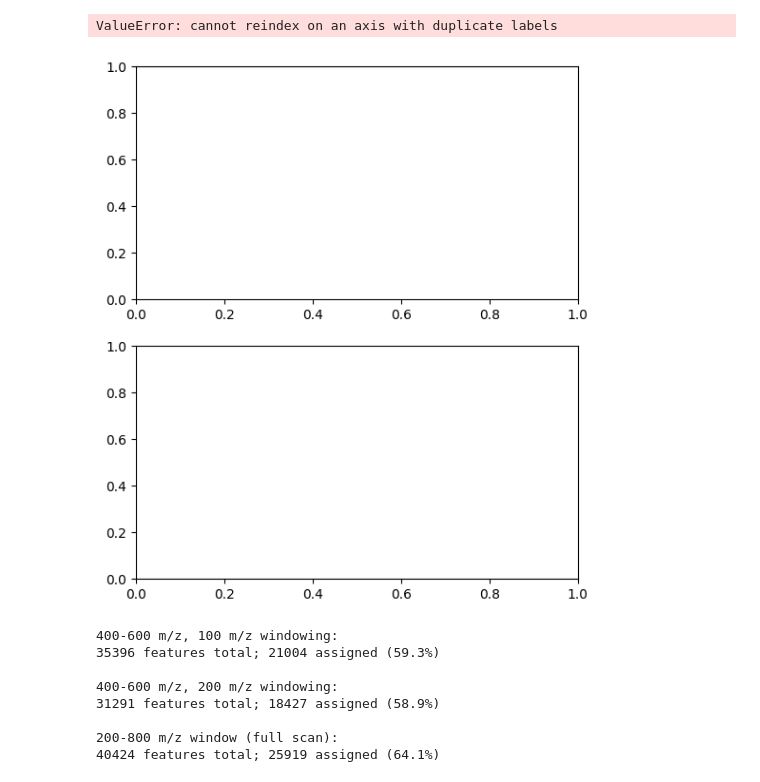
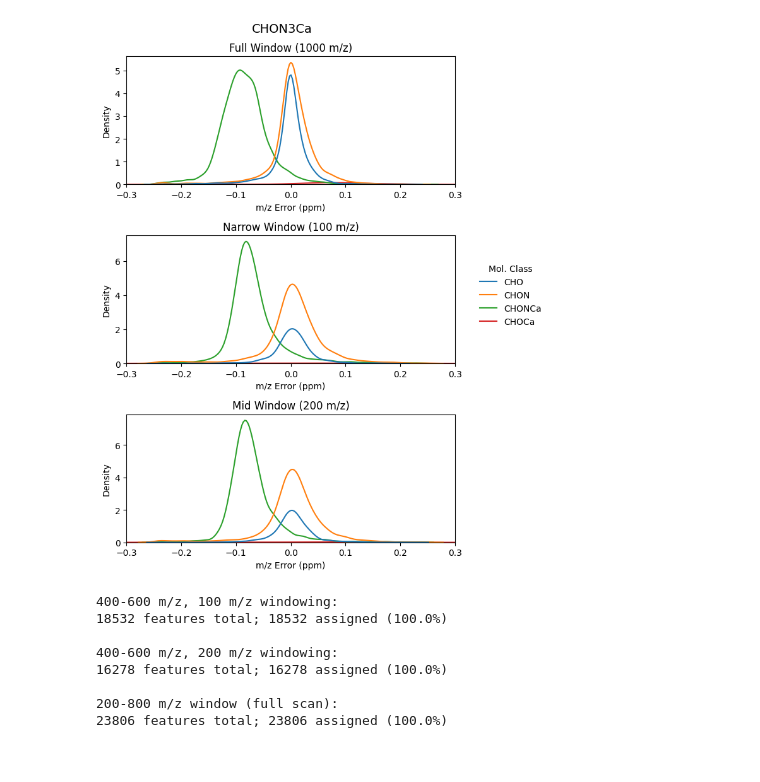
Before and after one commit to rboiteau/CoreMS, a Jupyter notebook: 21T_NHMFL_CHON_16Dec22.ipynb, the cells around one changed output. Saved outputs shown, nothing was run; the diff lists cells and outputs as text; code cells hidden in the pictures.

```diff
--- a/21T_NHMFL_CHON_16Dec22.ipynb
+++ b/21T_NHMFL_CHON_16Dec22.ipynb
@@ -53,7 +51,7 @@ importlib.reload(lcmsfns)
 # %%
 # set fname
 
-fname = 'spring-CHON3CuFeSP_22-12-20.csv'
+fname = 'spring-CHON3Ca_22-12-20.csv'
 # %%
 # get parsers
 
@@ -276,15 +400,15 @@ data_df = pd.read_csv("/Users/christiandewey/Library/CloudStorage/Box-Box/data/a
 # create subsets of assignments based m/z window
 
 list100mz = []
-#list200mz = []
+list200mz = []
 listfullzmz = []
 
 for mzwindow in data_df['m/z window'].unique():
 
     r_df = data_df[data_df['m/z window'] == mzwindow]
 
-    #if (mzwindow == '400-600 m/z') or (mzwindow == '600-800 m/z'):
-    #    list200mz.append(r_df)
+    if (mzwindow == '400-600 m/z') or (mzwindow == '600-800 m/z'):
+        list200mz.append(r_df)
 
     if (mzwindow == '400-500 m/z') or (mzwindow == '500-600 m/z') or (mzwindow == '600-700 m/z') or (mzwindow == '700-800 m/z'):
         list100mz.append(r_df)
@@ -293,40 +417,39 @@ for mzwindow in data_df['m/z window'].unique():
         listfullzmz.append(r_df)
 
 mz100 = pd.concat(list100mz)
-#mz200 = pd.concat(list200mz)
+mz200 = pd.concat(list200mz)
 mzfull = pd.concat(listfullzmz)
 # %%
 # plot assignment error kernel density
 
-ttt = 'CHON3CuS'  ## title for main plot
+ttt = 'CHON3Ca'  ## title for main plot
 
-fig, (ax1, ax2) = plt.subplots(2, 1, figsize = (6,7))
+fig, (ax1, ax2, ax3) = plt.subplots(3, 1, figsize = (6,9))
 sns.kdeplot(data=mzfull[mzfull['mol_class']!='Unassigned'], x="m/z Error (ppm)", hue="mol_class", ax = ax1)
 ax1.set_xlim(-0.3,0.3)
 ax1.set_title( 'Full Window (1000 m/z)')
 legend = ax1.get_legend()
 handles = legend.legendHandles
 labels = mzfull[mzfull['mol_class']!='Unassigned']['mol_class'].unique()
 legend.remove()
 
 sns.kdeplot(data=mz100[mz100['mol_class']!='Unassigned'], x="m/z Error (ppm)", hue="mol_class", ax = ax2, legend = False)
 ax2.set_title( 'Narrow Window (100 m/z)')
 ax2.set_xlim(-0.3,0.3)
 
-#sns.kdeplot(data=mz200[mz200['mol_class']!='Unassigned'], x="m/z Error (ppm)", hue="mol_class", ax = ax3, legend = False)
-#ax3.set_title( 'Mid Window (200 m/z)')
-#ax3.set_xlim(-0.3,0.3)
+sns.kdeplot(data=mz200[mz200['mol_class']!='Unassigned'], x="m/z Error (ppm)", hue="mol_class", ax = ax3, legend = False)
+ax3.set_title( 'Mid Window (200 m/z)')
+ax3.set_xlim(-0.3,0.3)
 
 
 fig.suptitle(ttt, fontsize=14)
 fig.legend(handles, labels, title='Mol. Class', frameon = False, bbox_to_anchor=(1.0,0.5), loc = 'center left')
 
 plt.tight_layout()
 
 plt.show()
 # %% [output]
-ValueError: cannot reindex on an axis with duplicate labels
-[figure, old version]
+[figure, new version]
 # %%
 # create subsets of assigned features
 assigned_100mz = mz100[~mz100['Molecular Formula'].isnull()]
@@ -338,13 +461,13 @@ print('\n400-600 m/z, 200 m/z windowing: \n%s features total; %s assigned (%.1f%
 print('\n200-800 m/z window (full scan): \n%s features total; %s assigned (%.1f%%)' %(np.shape(mzfull)[0],np.shape(assigned_fullmz)[0],  np.shape(assigned_fullmz)[0] / np.shape(mzfull)[0] * 100))
 # %% [output]
 400-600 m/z, 100 m/z windowing:
-35396 features total; 21004 assigned (59.3%)
+18532 features total; 18532 assigned (100.0%)
 
 400-600 m/z, 200 m/z windowing:
-31291 features total; 18427 assigned (58.9%)
+16278 features total; 16278 assigned (100.0%)
 
 200-800 m/z window (full scan):
-40424 features total; 25919 assigned (64.1%)
+23806 features total; 23806 assigned (100.0%)
 # %%
 # create subsets of unique features
 print('400-600 m/z, 100 m/z windowing:')
```
Also changed, not shown: parts of 14 cells of this notebook, 2 other files.
